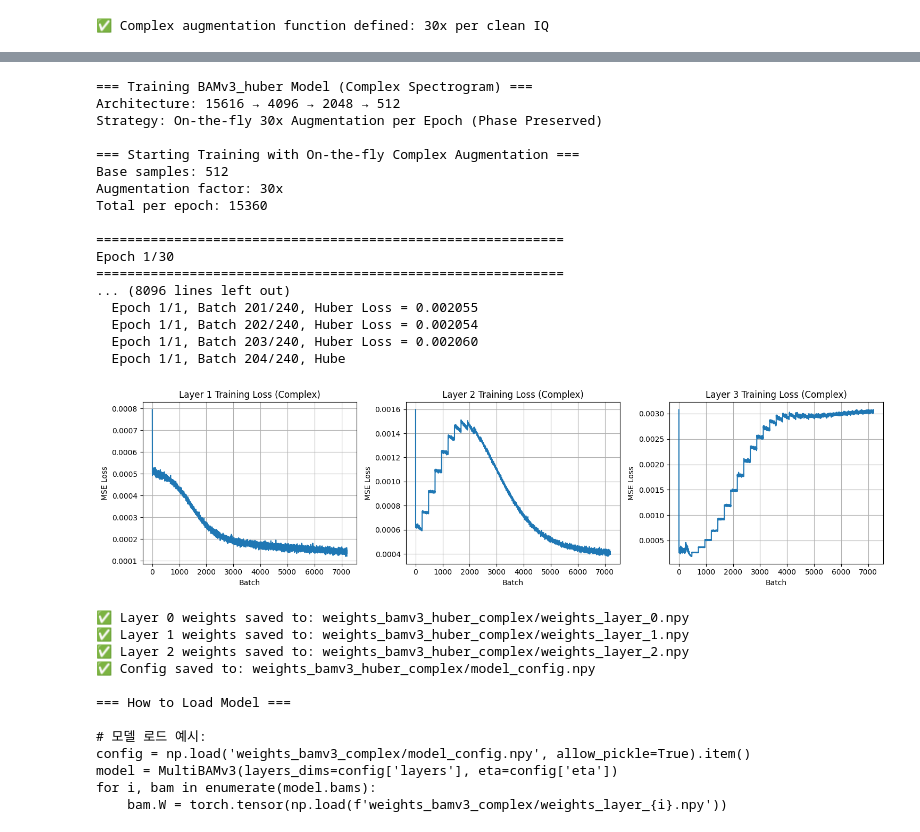
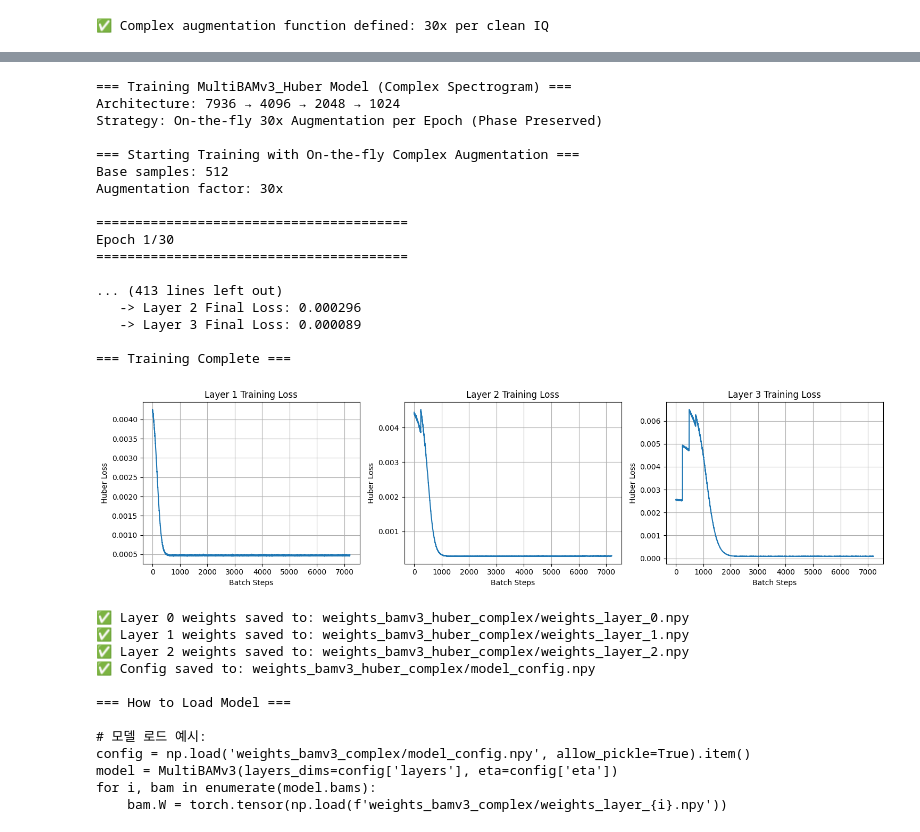
Before and after one commit to gwon9906/LoRa-bam-reconstruction, a Jupyter notebook: Model-experiment-v3-huber/training.ipynb, the cells around one changed output, grey strips where cells are left out. Drawn from its saved outputs; the diff is of its cells as text; code cells hidden in the pictures.

Commit message:
base line 구축 완료료

```diff
--- a/Model-experiment-v3-huber/training.ipynb
+++ b/Model-experiment-v3-huber/training.ipynb
@@ -29,7 +29,7 @@ from scipy.signal import stft, istft
 
 STFT_PARAMS = {
     'nperseg': 128,
-    'noverlap': 96,
+    'noverlap': 64,
     'nfft': 512,
     'window': 'hann'
 }
@@ -187,8 +187,8 @@ Clean IQ shape: (512, 2048), dtype: complex64
 ########################################
 
 # SNR 범위 설정 (SNR에 집중)
-SNR_MIN = -5
-SNR_MAX = 5
+SNR_MIN = -20
+SNR_MAX = 0
 AUGMENT_FACTOR = 30  # 각 클린 IQ를 30배로 증강
 
 def augment_dataset(X_clean_iq, augment_factor=30):
@@ -238,7 +238,7 @@ test_spec_flat, test_params = generate_complex_spectrogram(X_clean_iq[0], fs, bw
 input_dim = test_spec_flat.shape[0]  # Real + Imag 통합 (2배)
 
 # 점진적 압축: 7936 → 4096 → 3072 → 2048
-layers = [input_dim, 4096, 2048, 512]
+layers = [input_dim, 4096, 2048, 1024]
 
 print(f"Complex spectrogram shape: {test_params['shape']}")
 print(f"Input dim (Real+Imag): {input_dim}")
@@ -256,86 +256,85 @@ Layers: 3 BAM layers (더 부드러운 압축)
 ##  4. BAMv3 Complex 30배 증강 학습  ##
 ########################################
 
-print(f"\n=== Training BAMv3_huber Model (Complex Spectrogram) ===")
+print(f"\n=== Training MultiBAMv3_Huber Model (Complex Spectrogram) ===")
 print(f"Architecture: {' → '.join(map(str, layers))}")
 print(f"Strategy: On-the-fly 30x Augmentation per Epoch (Phase Preserved)")
 
-# BAMv3 모델 생성 (학습률 조정: 3-layer BAM에 적합한 lr)
-model = BAMv3_Huber(  # ⭐ 클래스 변경
-    layers_dims=[input_dim, 2048, 512, 128],
-    eta=1e-4,
-    delta=1e-2,  # ⭐ delta 추가
+# [수정됨] MultiBAMv3_Huber 클래스 사용
+model = MultiBAMv3_Huber(
+    layers_dims=layers,      # [7936, 4096, 2048, 1024]
+    eta=1e-4,                # 학습률
+    huber_delta=1e-2,        # Huber Delta (0.01)
     device='cuda'
 )
 
 # 학습 플래그
-TRAIN = True # 테스트 전에는 False
+TRAIN = True
 
 if TRAIN:
     print("\n=== Starting Training with On-the-fly Complex Augmentation ===")
     print(f"Base samples: {len(X_clean_iq)}")
     print(f"Augmentation factor: {AUGMENT_FACTOR}x")
-    print(f"Total per epoch: {len(X_clean_iq) * AUGMENT_FACTOR}")
 
-    # 학습 파라미터
     num_epochs = 30
     batch_size = 64
 
     all_layer_losses = [[] for _ in range(len(layers)-1)]
 
-    # 매 epoch마다 새로운 노이즈로 증강
     for epoch in range(num_epochs):
-        print(f"\n{'='*60}")
+        print(f"\n{'='*40}")
         print(f"Epoch {epoch+1}/{num_epochs}")
-        print(f"{'='*60}")
+        print(f"{'='*40}")
 
-        # 30배 증강된 Complex 데이터 생성 (매 epoch마다 다른 노이즈!)
+        # 1. 데이터 증강 (매 Epoch 새로운 노이즈)
         X_augmented, _ = augment_dataset(X_clean_iq, AUGMENT_FACTOR)
 
-        # 1 epoch만 학습 (이미 증강된 데이터로)
-        layer_losses = model.train_huber(X_augmented, num_epochs=1, batch_size=batch_size)
+        # 2. 학습 (train 메서드 호출)
+        # MultiBAMv3_Huber.train 내부에서 각 층을 순차적으로 학습함
+        layer_losses = model.train(X_augmented, num_epochs=1, batch_size=batch_size)
 
-        # Loss 기록
+        # 3. Loss 기록
         for i, losses in enumerate(layer_losses):
             all_layer_losses[i].extend(losses)
+            # 각 층별 마지막 Loss 출력
+            print(f"   -> Layer {i+1} Final Loss: {losses[-1]:.6f}")
 
     print("\n=== Training Complete ===")
 
-    # Loss 플롯 (각 layer별)
+    # Loss 플롯
     fig, axes = plt.subplots(1, len(all_layer_losses), figsize=(15, 4))
-    if len(all_layer_losses) == 1:
-        axes = [axes]
+    if len(all_layer_losses) == 1: axes = [axes]
 
     for i, losses in enumerate(all_layer_losses):
         axes[i].plot(losses)
-        axes[i].set_xlabel('Batch')
-        axes[i].set_ylabel('MSE Loss')
-        axes[i].set_title(f'Layer {i+1} Training Loss (Complex)')
+        axes[i].set_xlabel('Batch Steps')
+        axes[i].set_ylabel('Huber Loss')
+        axes[i].set_title(f'Layer {i+1} Training Loss')
         axes[i].grid(True)
 
     plt.tight_layout()
     plt.show()
 else:
     print("\nTraining skipped (TRAIN=False)")
 # %% [output]
-=== Training BAMv3_huber Model (Complex Spectrogram) ===
-Architecture: 15616 → 4096 → 2048 → 512
+=== Training MultiBAMv3_Huber Model (Complex Spectrogram) ===
+Architecture: 7936 → 4096 → 2048 → 1024
 Strategy: On-the-fly 30x Augmentation per Epoch (Phase Preserved)
 
 === Starting Training with On-the-fly Complex Augmentation ===
 Base samples: 512
 Augmentation factor: 30x
-Total per epoch: 15360
 
-============================================================
+========================================
 Epoch 1/30
-============================================================
-... (8096 lines left out)
-  Epoch 1/1, Batch 201/240, Huber Loss = 0.002055
-  Epoch 1/1, Batch 202/240, Huber Loss = 0.002054
-  Epoch 1/1, Batch 203/240, Huber Loss = 0.002060
-  Epoch 1/1, Batch 204/240, Hube
+========================================
+
+... (413 lines left out)
+   -> Layer 2 Final Loss: 0.000296
+   -> Layer 3 Final Loss: 0.000089
+
+=== Training Complete ===
-[figure, old version]
+[figure, new version]
 # %%
 ########################################
 ##  5. 모델 저장                     ##
```
Also changed, not shown: parts of 5 cells of this notebook, 2 other files.
